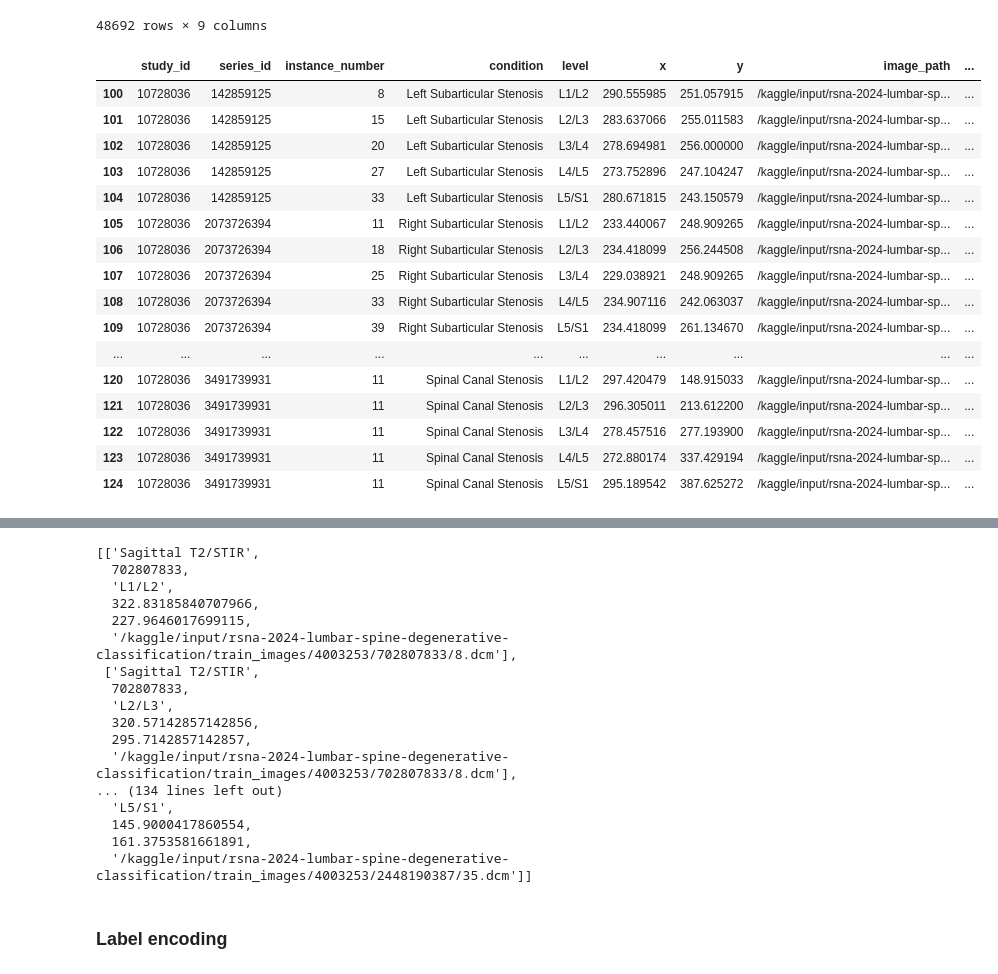
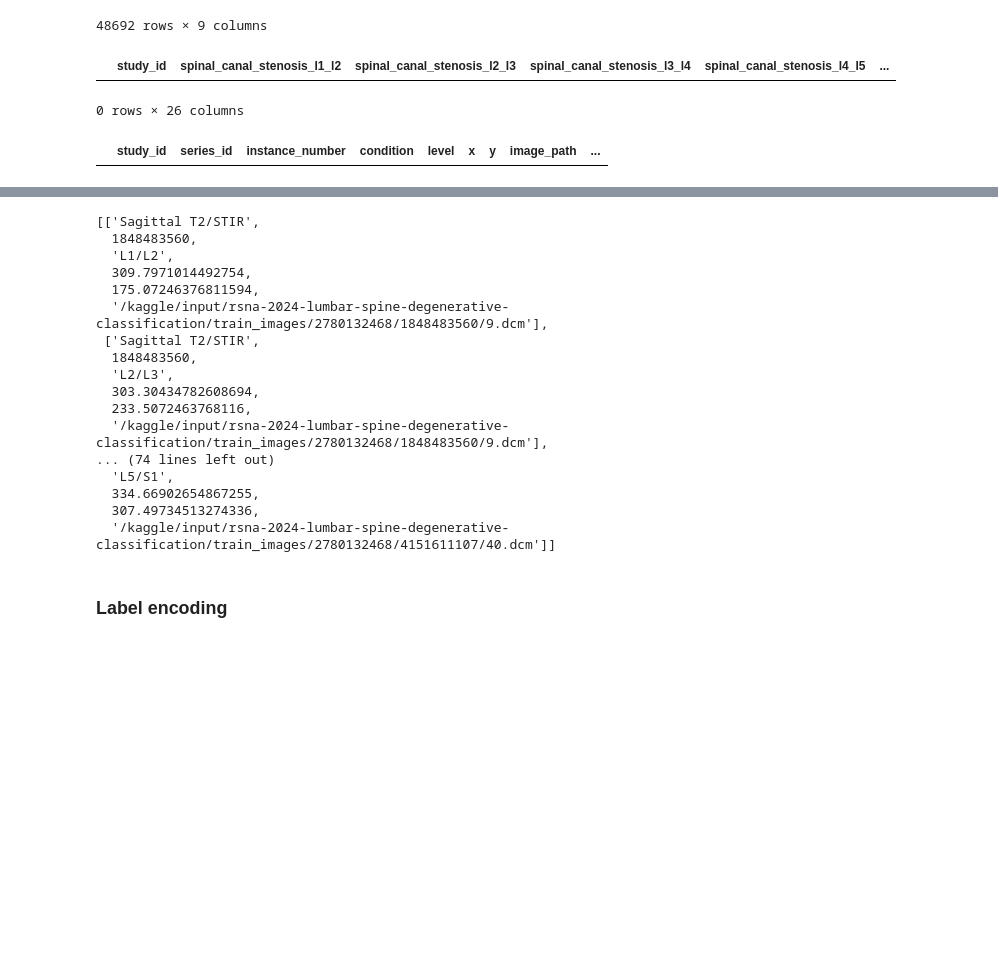
Before and after one commit to rinkusahu1/Kaggle_Practice_ML, a Jupyter notebook: lumbar_deg.ipynb, the cells around one changed output, grey strips where cells are left out. Drawn from its saved outputs; the diff is of its cells as text; code cells hidden in the pictures; blank space fills up the shorter version.

Commit message:
Kaggle Notebook | RSNA 2024 Lumbar Spine Degenerative Classification | Working training

```diff
--- a/lumbar_deg.ipynb
+++ b/lumbar_deg.ipynb
@@ -112,26 +129,15 @@ train_label_cordi
 | 48690 | 4290709089 | 4237840455 | 12 | Left Neural Foraminal Narrowing | L4/L5 | 202.933333 | 219.733333 | /kaggle/input/rsna-2024-lumbar-sp... | ... |
 | 48691 | 4290709089 | 4237840455 | 12 | Left Neural Foraminal Narrowing | L5/S1 | 211.813953 | 259.534884 | /kaggle/input/rsna-2024-lumbar-sp... | ... |
 48692 rows × 9 columns
+# %%
+train_df[train_df['study_id']== 3008676218]
+# %% [output]
+|  | study_id | spinal_canal_stenosis_l1_l2 | spinal_canal_stenosis_l2_l3 | spinal_canal_stenosis_l3_l4 | spinal_canal_stenosis_l4_l5 | ... |
+0 rows × 26 columns
 # %%
-train_label_cordi[train_label_cordi['study_id']==10728036]
+train_label_cordi[train_label_cordi['study_id'] == 3008676218]
 # %% [output]
 |  | study_id | series_id | instance_number | condition | level | x | y | image_path | ... |
-| 100 | 10728036 | 142859125 | 8 | Left Subarticular Stenosis | L1/L2 | 290.555985 | 251.057915 | /kaggle/input/rsna-2024-lumbar-sp... | ... |
-| 101 | 10728036 | 142859125 | 15 | Left Subarticular Stenosis | L2/L3 | 283.637066 | 255.011583 | /kaggle/input/rsna-2024-lumbar-sp... | ... |
-| 102 | 10728036 | 142859125 | 20 | Left Subarticular Stenosis | L3/L4 | 278.694981 | 256.000000 | /kaggle/input/rsna-2024-lumbar-sp... | ... |
-| 103 | 10728036 | 142859125 | 27 | Left Subarticular Stenosis | L4/L5 | 273.752896 | 247.104247 | /kaggle/input/rsna-2024-lumbar-sp... | ... |
-| 104 | 10728036 | 142859125 | 33 | Left Subarticular Stenosis | L5/S1 | 280.671815 | 243.150579 | /kaggle/input/rsna-2024-lumbar-sp... | ... |
-| 105 | 10728036 | 2073726394 | 11 | Right Subarticular Stenosis | L1/L2 | 233.440067 | 248.909265 | /kaggle/input/rsna-2024-lumbar-sp... | ... |
-| 106 | 10728036 | 2073726394 | 18 | Right Subarticular Stenosis | L2/L3 | 234.418099 | 256.244508 | /kaggle/input/rsna-2024-lumbar-sp... | ... |
-| 107 | 10728036 | 2073726394 | 25 | Right Subarticular Stenosis | L3/L4 | 229.038921 | 248.909265 | /kaggle/input/rsna-2024-lumbar-sp... | ... |
-| 108 | 10728036 | 2073726394 | 33 | Right Subarticular Stenosis | L4/L5 | 234.907116 | 242.063037 | /kaggle/input/rsna-2024-lumbar-sp... | ... |
-| 109 | 10728036 | 2073726394 | 39 | Right Subarticular Stenosis | L5/S1 | 234.418099 | 261.134670 | /kaggle/input/rsna-2024-lumbar-sp... | ... |
-| ... | ... | ... | ... | ... | ... | ... | ... | ... | ... |
-| 120 | 10728036 | 3491739931 | 11 | Spinal Canal Stenosis | L1/L2 | 297.420479 | 148.915033 | /kaggle/input/rsna-2024-lumbar-sp... | ... |
-| 121 | 10728036 | 3491739931 | 11 | Spinal Canal Stenosis | L2/L3 | 296.305011 | 213.612200 | /kaggle/input/rsna-2024-lumbar-sp... | ... |
-| 122 | 10728036 | 3491739931 | 11 | Spinal Canal Stenosis | L3/L4 | 278.457516 | 277.193900 | /kaggle/input/rsna-2024-lumbar-sp... | ... |
-| 123 | 10728036 | 3491739931 | 11 | Spinal Canal Stenosis | L4/L5 | 272.880174 | 337.429194 | /kaggle/input/rsna-2024-lumbar-sp... | ... |
-| 124 | 10728036 | 3491739931 | 11 | Spinal Canal Stenosis | L5/S1 | 295.189542 | 387.625272 | /kaggle/input/rsna-2024-lumbar-sp... | ... |
 # %%
 pd.set_option('display.max_colwidth', None)
 # %%
@@ -162,25 +168,25 @@ for study_id, group in train_label_cordi.groupby('study_id'):
         ])
     result[f"{study_id}"] = values
 # %%
-result['4003253']
+result['2780132468']
 # %% [output]
 [['Sagittal T2/STIR',
-  702807833,
+  1848483560,
   'L1/L2',
-  322.83185840707966,
-  227.9646017699115,
-  '/kaggle/input/rsna-2024-lumbar-spine-degenerative-classification/train_images/4003253/702807833/8.dcm'],
+  309.7971014492754,
+  175.07246376811594,
+  '/kaggle/input/rsna-2024-lumbar-spine-degenerative-classification/train_images/2780132468/1848483560/9.dcm'],
  ['Sagittal T2/STIR',
-  702807833,
+  1848483560,
   'L2/L3',
-  320.57142857142856,
-  295.7142857142857,
-  '/kaggle/input/rsna-2024-lumbar-spine-degenerative-classification/train_images/4003253/702807833/8.dcm'],
-... (134 lines left out)
+  303.30434782608694,
+  233.5072463768116,
+  '/kaggle/input/rsna-2024-lumbar-spine-degenerative-classification/train_images/2780132468/1848483560/9.dcm'],
+... (74 lines left out)
   'L5/S1',
-  145.9000417860554,
-  161.3753581661891,
-  '/kaggle/input/rsna-2024-lumbar-spine-degenerative-classification/train_images/4003253/2448190387/35.dcm']]
+  334.66902654867255,
+  307.49734513274336,
+  '/kaggle/input/rsna-2024-lumbar-spine-degenerative-classification/train_images/2780132468/4151611107/40.dcm']]
 # %% [markdown]
 ### Label encoding
 # %%
```
Also changed, not shown: parts of 39 cells of this notebook.
